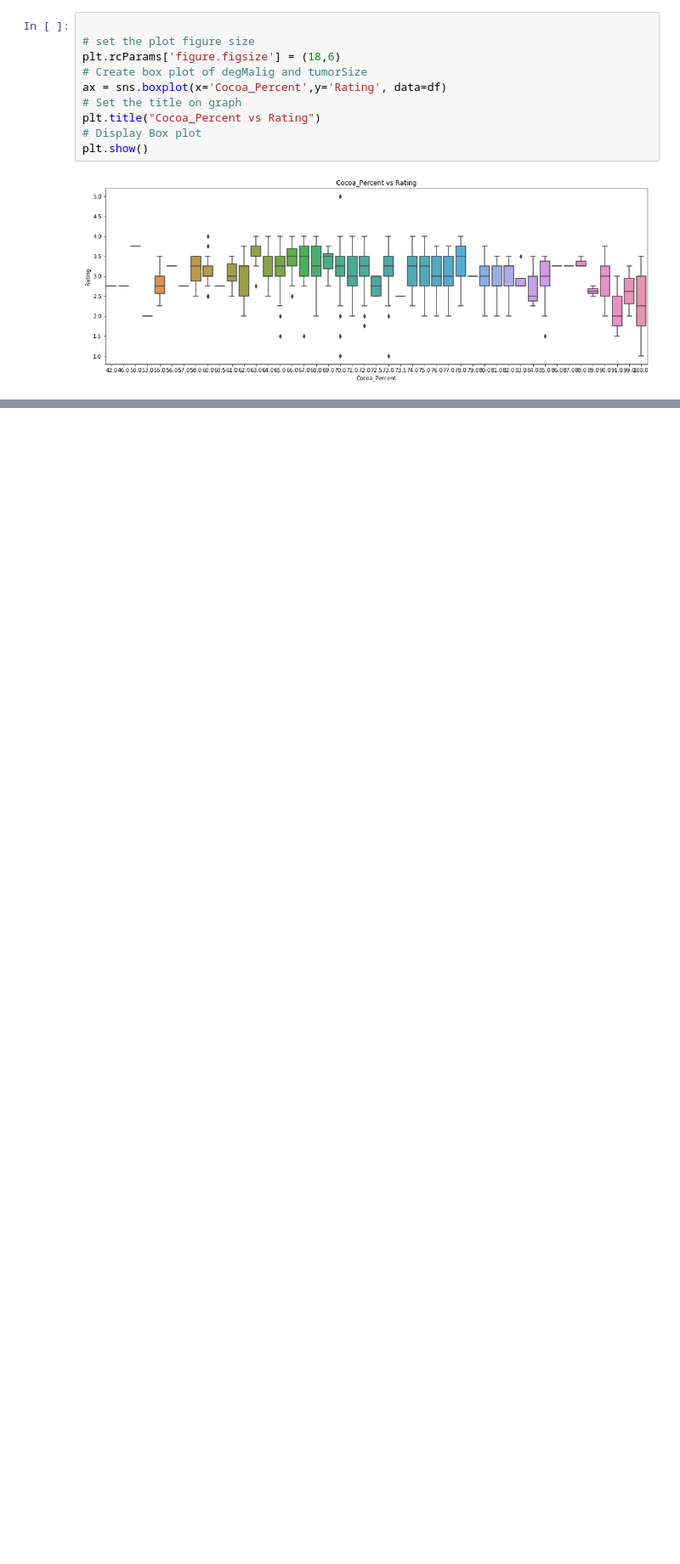
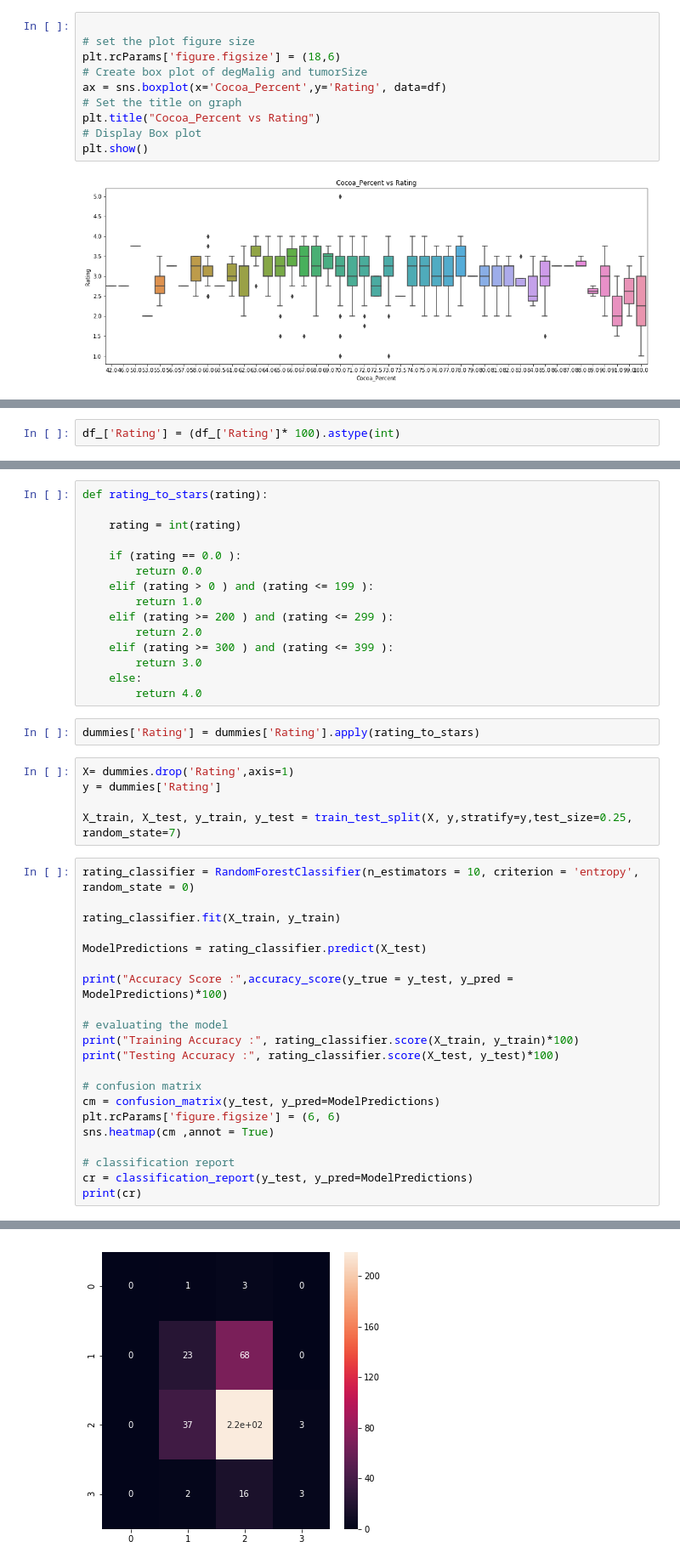
Before and after one commit to buzzy04/Chocolate-Ratings, a Jupyter notebook: Ass3.ipynb, the cells around one changed output, grey strips where cells are left out. Shown at 85% size. Saved outputs shown, nothing was run; the diff lists cells and outputs as text; blank space fills up the shorter version.

```diff
--- a/Ass3.ipynb
+++ b/Ass3.ipynb
@@ -295,0 +361,2 @@ Text(0.5,1,'Goods Flow from origin to Company location, mean rating')
+# %%
+df_['Rating'] = (df_['Rating']* 100).astype(int)
@@ -295,0 +379,44 @@ Text(0.5,1,'Goods Flow from origin to Company location, mean rating')
+# %%
+def rating_to_stars(rating):
+
+    rating = int(rating)
+
+    if (rating == 0.0 ):
+        return 0.0
+    elif (rating > 0 ) and (rating <= 199 ):
+        return 1.0
+    elif (rating >= 200 ) and (rating <= 299 ):
+        return 2.0
+    elif (rating >= 300 ) and (rating <= 399 ):
+        return 3.0
+    else:
+        return 4.0
+# %%
+dummies['Rating'] = dummies['Rating'].apply(rating_to_stars)
+# %%
+X= dummies.drop('Rating',axis=1)
+y = dummies['Rating']
+
+X_train, X_test, y_train, y_test = train_test_split(X, y,stratify=y,test_size=0.25, random_state=7)
+# %%
+rating_classifier = RandomForestClassifier(n_estimators = 10, criterion = 'entropy', random_state = 0)
+
+rating_classifier.fit(X_train, y_train)
+
+ModelPredictions = rating_classifier.predict(X_test)
+
+print("Accuracy Score :",accuracy_score(y_true = y_test, y_pred = ModelPredictions)*100)
+
+# evaluating the model
+print("Training Accuracy :", rating_classifier.score(X_train, y_train)*100)
+print("Testing Accuracy :", rating_classifier.score(X_test, y_test)*100)
+
+# confusion matrix
+cm = confusion_matrix(y_test, y_pred=ModelPredictions)
+plt.rcParams['figure.figsize'] = (6, 6)
+sns.heatmap(cm ,annot = True)
+
+# classification report
+cr = classification_report(y_test, y_pred=ModelPredictions)
+print(cr)
+# %% [output]
@@ -295,0 +436 @@ Text(0.5,1,'Goods Flow from origin to Company location, mean rating')
+[figure, added]
```
Also changed, not shown: parts of 32 cells of this notebook.
